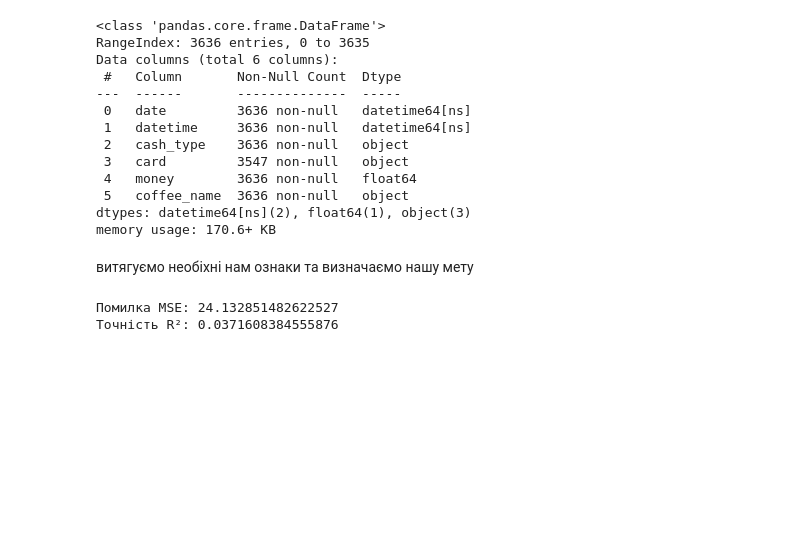
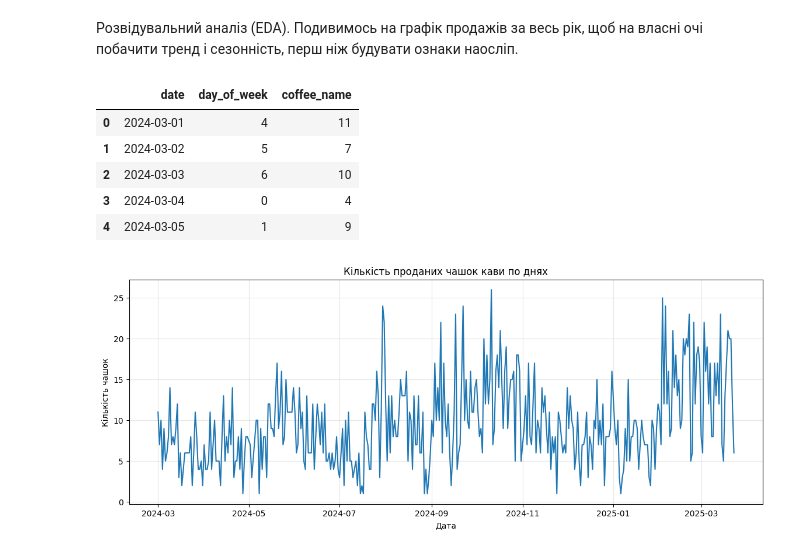
Before and after one commit to LuxorLu/LuxorLu, a Jupyter notebook: Coffee_regr_analis.ipynb, the cells around one changed output. Saved outputs shown, nothing was run; the diff lists cells and outputs as text; code cells hidden in the pictures; blank space fills up the shorter version.

```diff
--- a/Coffee_regr_analis.ipynb
+++ b/Coffee_regr_analis.ipynb
@@ -22,26 +2,0 @@ df.head()
-# %%
-# перетворюємо колонку 'datetime' у формат дати й часу
-
-df['datetime'] = pd.to_datetime(df['datetime'])
-
-# перетворюємо колонку 'date' у формат дати
-df['date'] = pd.to_datetime(df['date'])
-
-# перевіряємо типи даних
-df.info()
-# %% [output]
-<class 'pandas.core.frame.DataFrame'>
-RangeIndex: 3636 entries, 0 to 3635
-Data columns (total 6 columns):
- #   Column       Non-Null Count  Dtype
----  ------       --------------  -----
- 0   date         3636 non-null   datetime64[ns]
- 1   datetime     3636 non-null   datetime64[ns]
- 2   cash_type    3636 non-null   object
- 3   card         3547 non-null   object
- 4   money        3636 non-null   float64
- 5   coffee_name  3636 non-null   object
-dtypes: datetime64[ns](2), float64(1), object(3)
-memory usage: 170.6+ KB
-# %% [markdown]
-витягуємо необіхні нам ознаки та визначаємо нашу мету
@@ -57,16 +3,36 @@ X = daily_df[['day_of_week']]  # день тижня
-# %%
-model = LinearRegression()  # створюємо модель
-
-X_train, X_test, Y_train, Y_test = train_test_split( X, Y, test_size=0.2, random_state=42 )  # розбиваємо на навчальні та тестові
-
-
-model.fit(X_train, Y_train) # навчаємо модель
-
-predictions = model.predict(X_test) # прогнозуємо
-
-# перевіряємо точність моделі
-print("Помилка MSE:", mean_squared_error(Y_test, predictions))
-print("Точність R²:", r2_score(Y_test, predictions))
-# %% [output]
-Помилка MSE: 24.132851482622527
-Точність R²: 0.0371608384555876
+# %% [markdown]
+Розвідувальний аналіз (EDA). Подивимось на графік продажів за весь рік, щоб на власні очі побачити тренд і сезонність, перш ніж будувати ознаки наосліп.
+# %%
+import pandas as pd
+
+# завантажуємо файл у таблицю (DataFrame)
+df = pd.read_csv('index_1.csv')
+
+df['date'] = pd.to_datetime(df['date'])
+df['day_of_week'] = df['date'].dt.dayofweek
+
+daily_df = df.groupby(['date', 'day_of_week'])['coffee_name'].count().reset_index()
+daily_df = daily_df.sort_values('date').reset_index(drop=True)
+
+daily_df.head()
+# %% [output]
+|  | date | day_of_week | coffee_name |
+| 0 | 2024-03-01 | 4 | 11 |
+| 1 | 2024-03-02 | 5 | 7 |
+| 2 | 2024-03-03 | 6 | 10 |
+| 3 | 2024-03-04 | 0 | 4 |
+| 4 | 2024-03-05 | 1 | 9 |
+# %%
+#графік продажів у часі:
+
+import matplotlib.pyplot as plt
+
+plt.figure(figsize=(14, 5))
+plt.plot(daily_df['date'], daily_df['coffee_name'])
+plt.title('Кількість проданих чашок кави по днях')
+plt.xlabel('Дата')
+plt.ylabel('Кількість чашок')
+plt.grid(alpha=0.3)
+plt.show()
+# %% [output]
+[figure, added]
```
Also changed, not shown: parts of 12 cells of this notebook.
